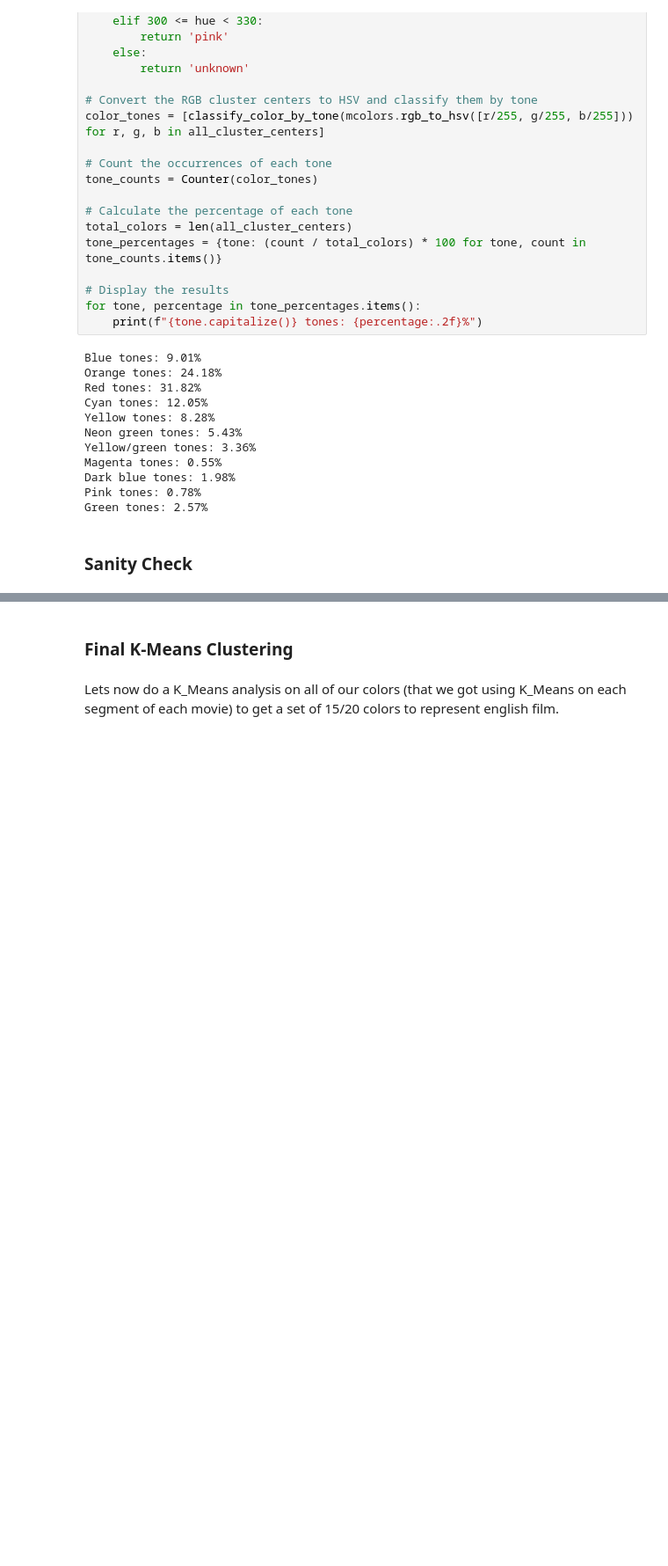
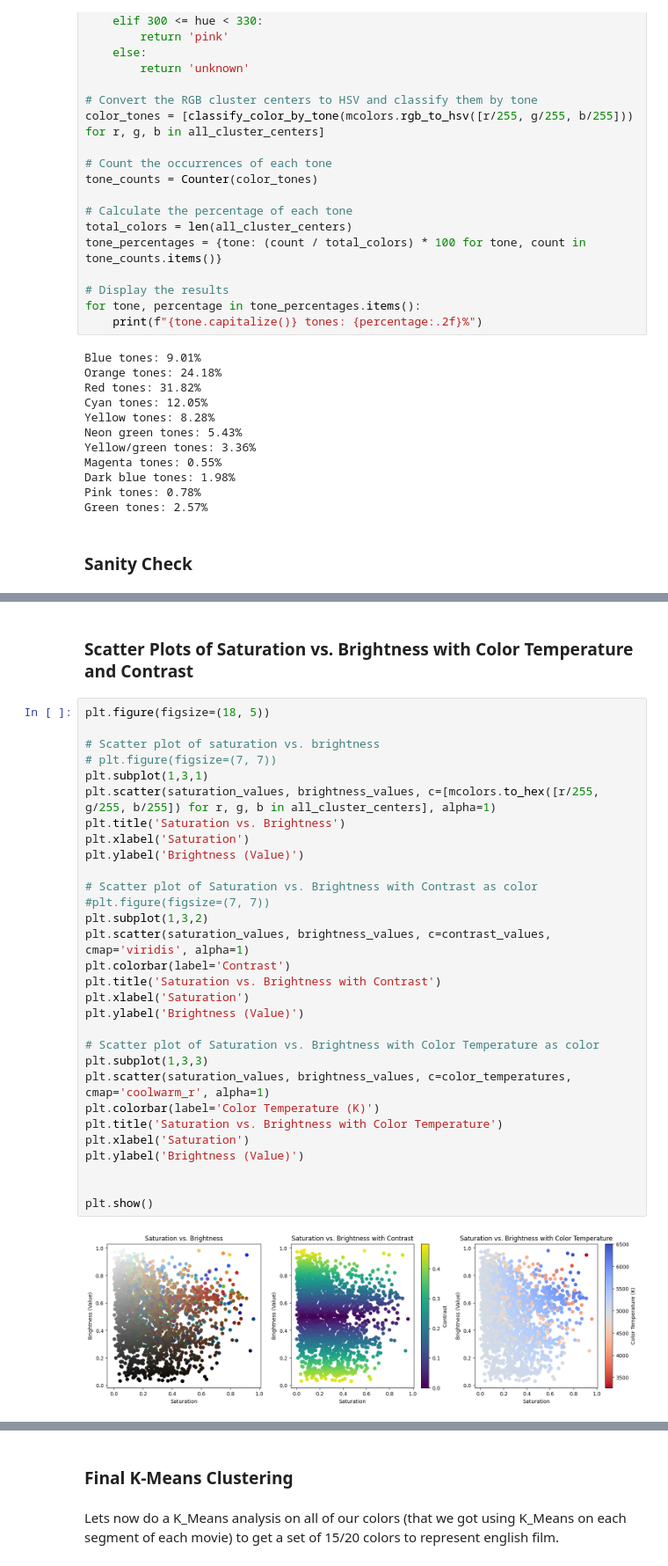
Before and after one commit to Rishab-Sudhir/Data-Science-Project---Colors-Of-Romance, a Jupyter notebook: English-Analysis/English_K_means_&_Color_Analysis_.ipynb, the cells around one changed output, grey strips where cells are left out. Shown at 88% size. Drawn from its saved outputs; the diff is of its cells as text; blank space fills up the shorter version.

```diff
--- a/English-Analysis/English_K_means_&_Color_Percentages_Analysis_.ipynb
+++ b/English-Analysis/English_K_means_&_Color_Analysis_.ipynb
@@ -491,0 +670,34 @@ Green: 56 colors (2.57%)
+# %% [markdown]
+### Scatter Plots of Saturation vs. Brightness with Color Temperature and Contrast
+# %%
+plt.figure(figsize=(18, 5))
+
+# Scatter plot of saturation vs. brightness
+# plt.figure(figsize=(7, 7))
+plt.subplot(1,3,1)
+plt.scatter(saturation_values, brightness_values, c=[mcolors.to_hex([r/255, g/255, b/255]) for r, g, b in all_cluster_centers], alpha=1)
+plt.title('Saturation vs. Brightness')
+plt.xlabel('Saturation')
+plt.ylabel('Brightness (Value)')
+
+# Scatter plot of Saturation vs. Brightness with Contrast as color
+#plt.figure(figsize=(7, 7))
+plt.subplot(1,3,2)
+plt.scatter(saturation_values, brightness_values, c=contrast_values, cmap='viridis', alpha=1)
+plt.colorbar(label='Contrast')
+plt.title('Saturation vs. Brightness with Contrast')
+plt.xlabel('Saturation')
+plt.ylabel('Brightness (Value)')
+
+# Scatter plot of Saturation vs. Brightness with Color Temperature as color
+plt.subplot(1,3,3)
+plt.scatter(saturation_values, brightness_values, c=color_temperatures, cmap='coolwarm_r', alpha=1)
+plt.colorbar(label='Color Temperature (K)')
+plt.title('Saturation vs. Brightness with Color Temperature')
+plt.xlabel('Saturation')
+plt.ylabel('Brightness (Value)')
+
+
+plt.show()
+# %% [output]
+[figure, added]
```
Also changed, not shown: parts of 22 cells of this notebook, 3 other files.
